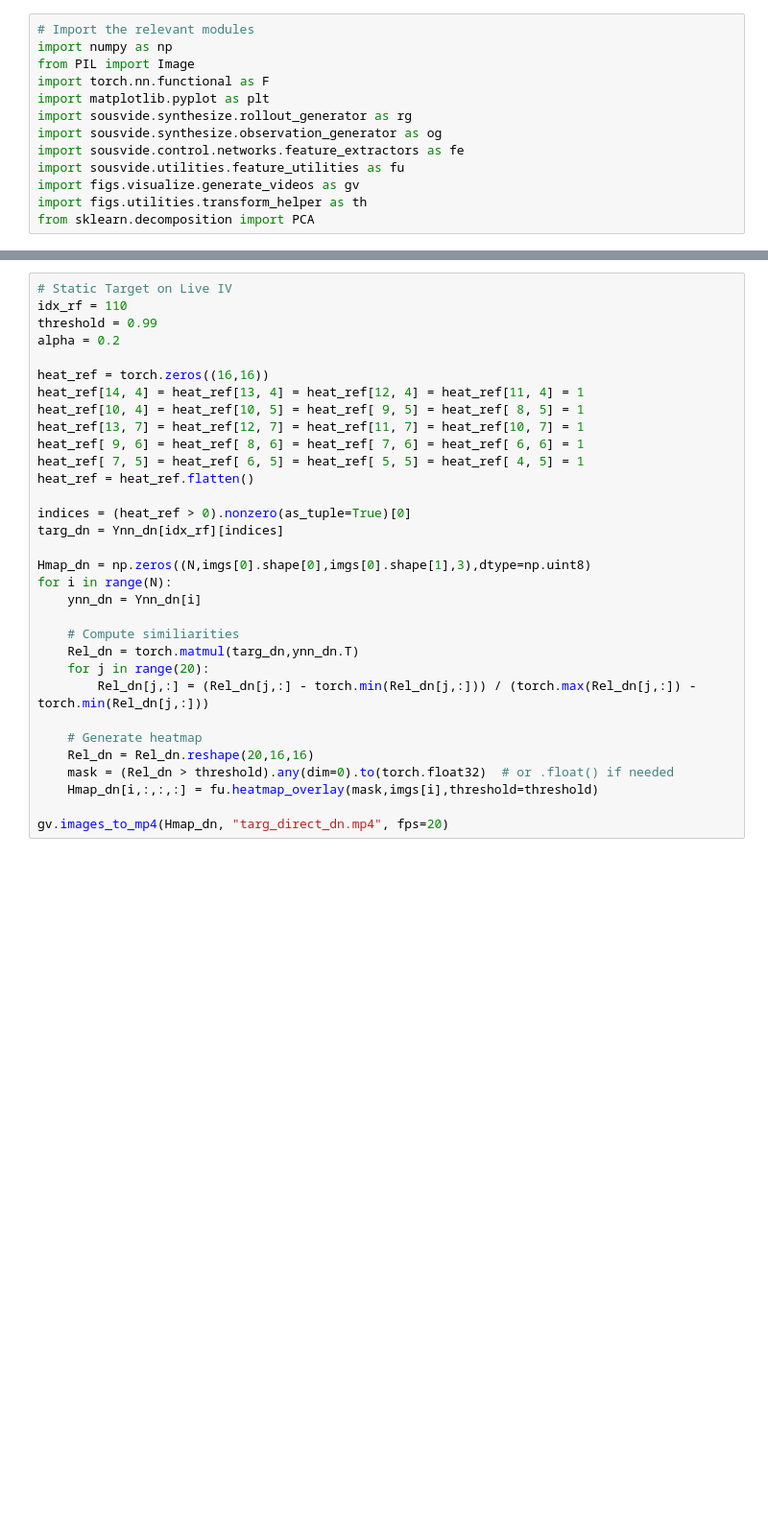
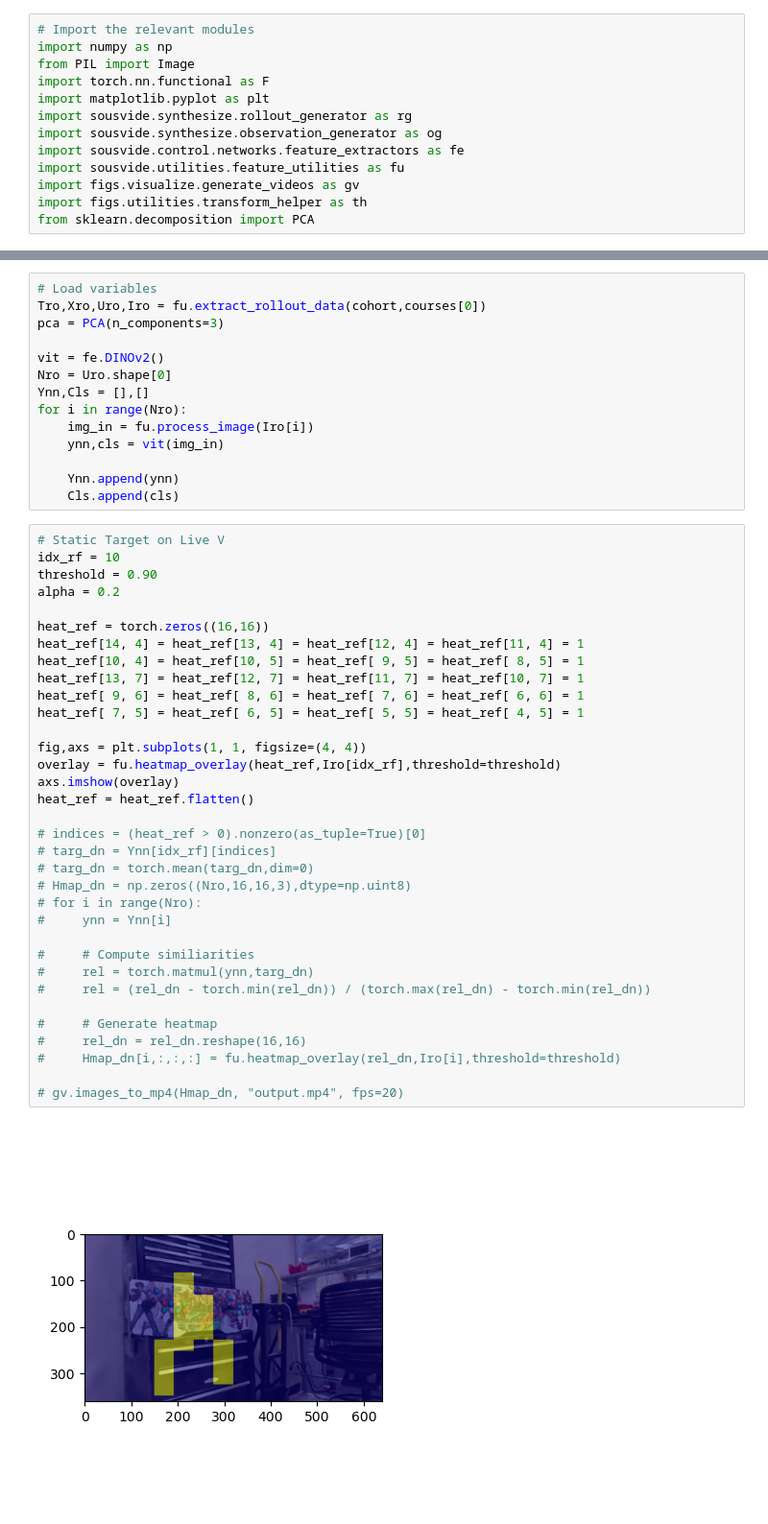
Before and after one commit to denisfliu/SousVide, a Jupyter notebook: notebooks/vit_features.ipynb, the cells around one changed output, grey strips where cells are left out. Shown at 96% size. Saved outputs shown, nothing was run; the diff lists cells and outputs as text; blank space fills up the shorter version.

```diff
--- a/notebooks/vit_features.ipynb
+++ b/notebooks/vit_features.ipynb
@@ -329,32 +40,50 @@ gv.images_to_mp4(Hmap_dn, "targ_single_dn.mp4", fps=20)
+# %%
+# Load variables
+Tro,Xro,Uro,Iro = fu.extract_rollout_data(cohort,courses[0])
+pca = PCA(n_components=3)
+
+vit = fe.DINOv2()
+Nro = Uro.shape[0]
+Ynn,Cls = [],[]
+for i in range(Nro):
+    img_in = fu.process_image(Iro[i])
+    ynn,cls = vit(img_in)
+
+    Ynn.append(ynn)
+    Cls.append(cls)
 # %%
-# Static Target on Live IV
-idx_rf = 110
-threshold = 0.99
+# Static Target on Live V
+idx_rf = 10
+threshold = 0.90
 alpha = 0.2
 
 heat_ref = torch.zeros((16,16))
 heat_ref[14, 4] = heat_ref[13, 4] = heat_ref[12, 4] = heat_ref[11, 4] = 1
 heat_ref[10, 4] = heat_ref[10, 5] = heat_ref[ 9, 5] = heat_ref[ 8, 5] = 1
 heat_ref[13, 7] = heat_ref[12, 7] = heat_ref[11, 7] = heat_ref[10, 7] = 1
 heat_ref[ 9, 6] = heat_ref[ 8, 6] = heat_ref[ 7, 6] = heat_ref[ 6, 6] = 1
 heat_ref[ 7, 5] = heat_ref[ 6, 5] = heat_ref[ 5, 5] = heat_ref[ 4, 5] = 1
+
+fig,axs = plt.subplots(1, 1, figsize=(4, 4))
+overlay = fu.heatmap_overlay(heat_ref,Iro[idx_rf],threshold=threshold)
+axs.imshow(overlay)
 heat_ref = heat_ref.flatten()
 
-indices = (heat_ref > 0).nonzero(as_tuple=True)[0]
-targ_dn = Ynn_dn[idx_rf][indices]
+# indices = (heat_ref > 0).nonzero(as_tuple=True)[0]
+# targ_dn = Ynn[idx_rf][indices]
+# targ_dn = torch.mean(targ_dn,dim=0)
+# Hmap_dn = np.zeros((Nro,16,16,3),dtype=np.uint8)
+# for i in range(Nro):
+#     ynn = Ynn[i]
 
-Hmap_dn = np.zeros((N,imgs[0].shape[0],imgs[0].shape[1],3),dtype=np.uint8)
-for i in range(N):
-    ynn_dn = Ynn_dn[i]
+#     # Compute similiarities
+#     rel = torch.matmul(ynn,targ_dn)
+#     rel = (rel_dn - torch.min(rel_dn)) / (torch.max(rel_dn) - torch.min(rel_dn))
 
-    # Compute similiarities
-    Rel_dn = torch.matmul(targ_dn,ynn_dn.T)
-    for j in range(20):
-        Rel_dn[j,:] = (Rel_dn[j,:] - torch.min(Rel_dn[j,:])) / (torch.max(Rel_dn[j,:]) - torch.min(Rel_dn[j,:]))
+#     # Generate heatmap
+#     rel_dn = rel_dn.reshape(16,16)
+#     Hmap_dn[i,:,:,:] = fu.heatmap_overlay(rel_dn,Iro[i],threshold=threshold)
 
-    # Generate heatmap
-    Rel_dn = Rel_dn.reshape(20,16,16)
-    mask = (Rel_dn > threshold).any(dim=0).to(torch.float32)  # or .float() if needed
-    Hmap_dn[i,:,:,:] = fu.heatmap_overlay(mask,imgs[i],threshold=threshold)
-
-gv.images_to_mp4(Hmap_dn, "targ_direct_dn.mp4", fps=20)
+# gv.images_to_mp4(Hmap_dn, "output.mp4", fps=20)
+# %% [output]
+[figure, added]
```
Also changed, not shown: parts of 15 cells of this notebook, 12 other files.
